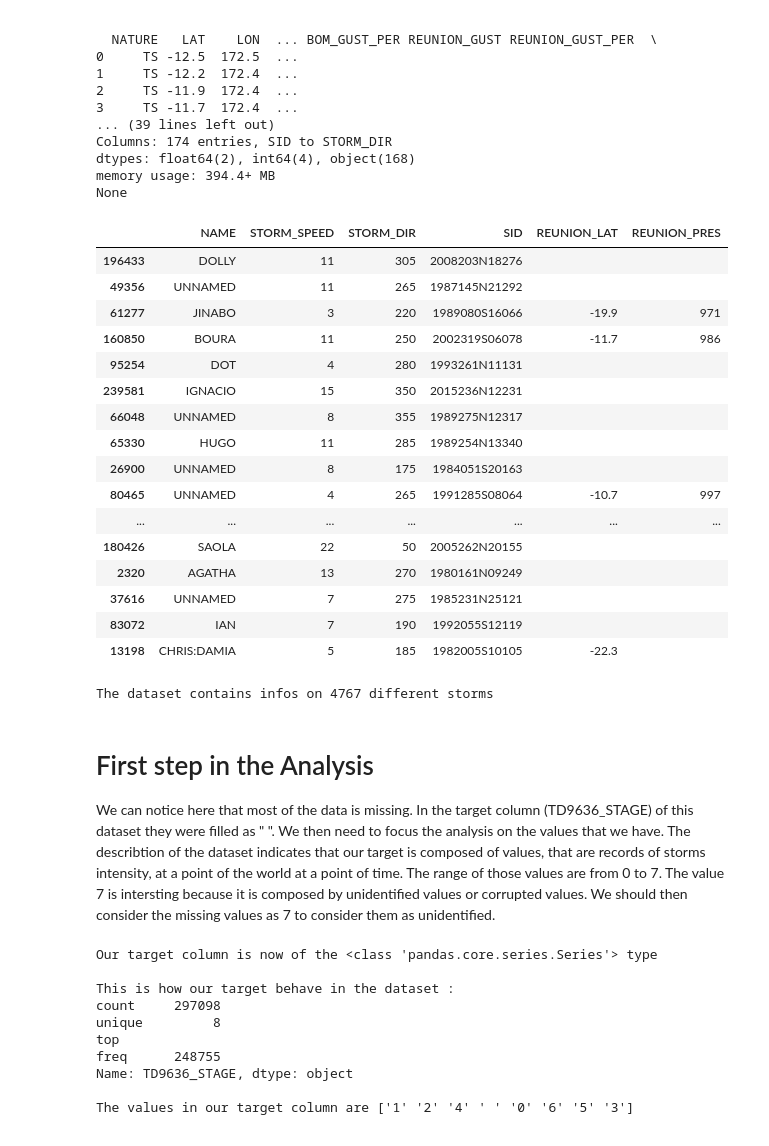
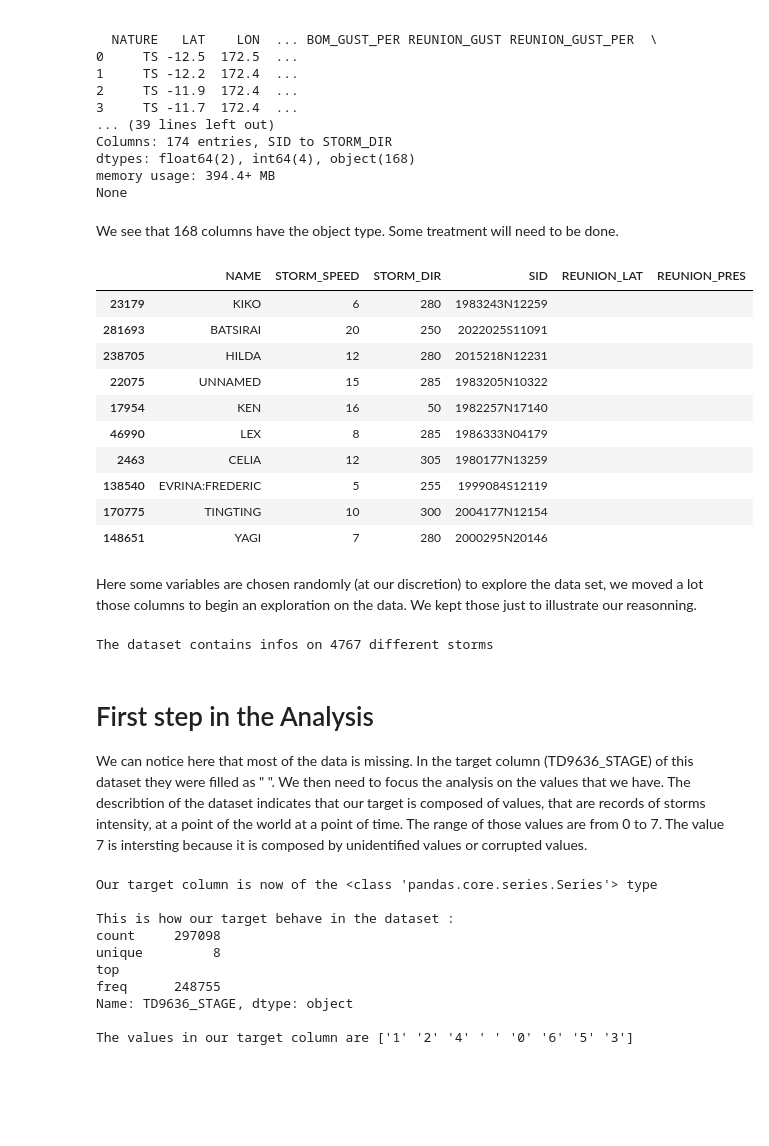
Before and after one commit to 1leolem1/Tropical-Cyclone-Strength-Prediction, a Jupyter notebook: Ibtracs_EDA/Ibtracs_EDA_Final.ipynb, the cells around one changed output. Cells and saved outputs as stored; diff of their text form; code cells hidden in the pictures; blank space fills up the shorter version.

```diff
--- a/Ibtracs_EDA/Ibtracs_EDA_Final.ipynb
+++ b/Ibtracs_EDA/Ibtracs_EDA_Final.ipynb
@@ -107,26 +103,24 @@ Columns: 174 entries, SID to STORM_DIR
 dtypes: float64(2), int64(4), object(168)
 memory usage: 394.4+ MB
 None
+# %% [markdown]
+We see that 168 columns have the object type. Some treatment will need to be done.
 # %%
-df[["NAME","STORM_SPEED","STORM_DIR","SID","REUNION_LAT","REUNION_PRES"]].sample(20) #Trying to see the behaviour of some named stroms
+df[["NAME","STORM_SPEED","STORM_DIR","SID","REUNION_LAT","REUNION_PRES"]].sample(10) #Trying to see the behaviour of some named stroms
 # %% [output]
 |  | NAME | STORM_SPEED | STORM_DIR | SID | REUNION_LAT | REUNION_PRES |
-| 196433 | DOLLY | 11 | 305 | 2008203N18276 |  |  |
-| 49356 | UNNAMED | 11 | 265 | 1987145N21292 |  |  |
-| 61277 | JINABO | 3 | 220 | 1989080S16066 | -19.9 | 971 |
-| 160850 | BOURA | 11 | 250 | 2002319S06078 | -11.7 | 986 |
-| 95254 | DOT | 4 | 280 | 1993261N11131 |  |  |
-| 239581 | IGNACIO | 15 | 350 | 2015236N12231 |  |  |
-| 66048 | UNNAMED | 8 | 355 | 1989275N12317 |  |  |
-| 65330 | HUGO | 11 | 285 | 1989254N13340 |  |  |
-| 26900 | UNNAMED | 8 | 175 | 1984051S20163 |  |  |
-| 80465 | UNNAMED | 4 | 265 | 1991285S08064 | -10.7 | 997 |
-| ... | ... | ... | ... | ... | ... | ... |
-| 180426 | SAOLA | 22 | 50 | 2005262N20155 |  |  |
-| 2320 | AGATHA | 13 | 270 | 1980161N09249 |  |  |
-| 37616 | UNNAMED | 7 | 275 | 1985231N25121 |  |  |
-| 83072 | IAN | 7 | 190 | 1992055S12119 |  |  |
-| 13198 | CHRIS:DAMIA | 5 | 185 | 1982005S10105 | -22.3 |  |
+| 23179 | KIKO | 6 | 280 | 1983243N12259 |  |  |
+| 281693 | BATSIRAI | 20 | 250 | 2022025S11091 |  |  |
+| 238705 | HILDA | 12 | 280 | 2015218N12231 |  |  |
+| 22075 | UNNAMED | 15 | 285 | 1983205N10322 |  |  |
+| 17954 | KEN | 16 | 50 | 1982257N17140 |  |  |
+| 46990 | LEX | 8 | 285 | 1986333N04179 |  |  |
+| 2463 | CELIA | 12 | 305 | 1980177N13259 |  |  |
+| 138540 | EVRINA:FREDERIC | 5 | 255 | 1999084S12119 |  |  |
+| 170775 | TINGTING | 10 | 300 | 2004177N12154 |  |  |
+| 148651 | YAGI | 7 | 280 | 2000295N20146 |  |  |
+# %% [markdown]
+Here some variables are chosen randomly (at our discretion) to explore the data set, we moved a lot those columns to begin an exploration on the data. We kept those just to illustrate our reasonning.
 # %%
 sids = df["SID"].unique()
 print(f"The dataset contains infos on {len(sids)} different storms")
@@ -135,7 +129,7 @@ The dataset contains infos on 4767 different storms
 # %% [markdown]
 # First step in the Analysis
 We can notice here that most of the data is missing. In the target column (TD9636_STAGE) of this dataset they were filled as " ".
-We then need to focus the analysis on the values that we have. The describtion of the dataset indicates that our target is composed of values, that are records of storms intensity, at a point of the world at a point of time. The range of those values are from 0 to 7. The value 7 is intersting because it is composed by unidentified values or corrupted values. We should then consider the missing values as 7 to consider them as unidentified.
+We then need to focus the analysis on the values that we have. The describtion of the dataset indicates that our target is composed of values, that are records of storms intensity, at a point of the world at a point of time. The range of those values are from 0 to 7. The value 7 is intersting because it is composed by unidentified values or corrupted values.
 # %%
 #The column we want to predict is TD9636_STAGE, lets take a look at it
 print(f"Our target column is now of the {type(df['TD9636_STAGE'])} type\n")
```
Also changed, not shown: parts of 16 cells of this notebook.
